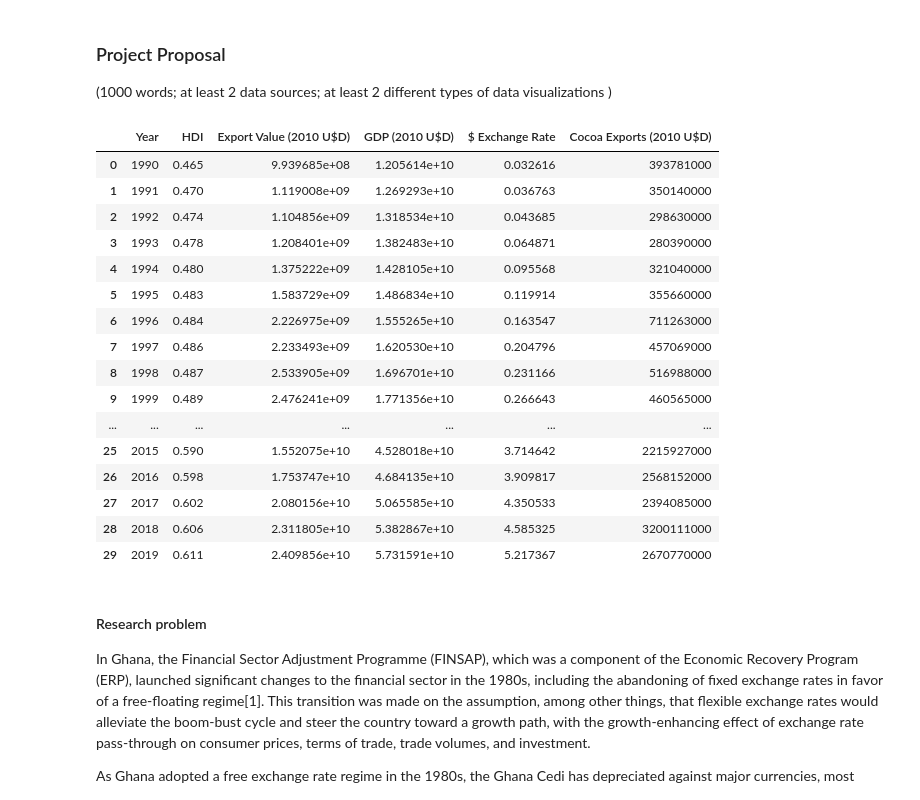
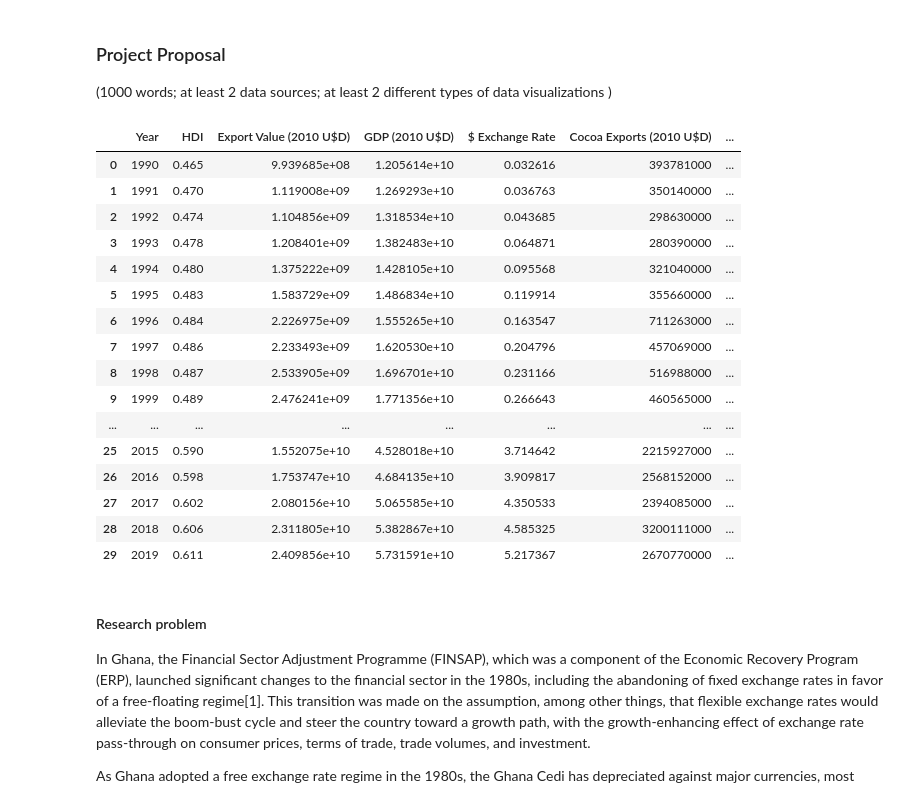
Before and after one commit to XorlademBarnorKodjo/Computational-Economics, a Jupyter notebook: Term Paper/Term Paper.ipynb, the cells around one changed output. Saved outputs shown, nothing was run; the diff lists cells and outputs as text; code cells hidden in the pictures.

```diff
--- a/Term Paper/Term Paper.ipynb
+++ b/Term Paper/Term Paper.ipynb
@@ -24,30 +28,30 @@ http://www.fao.org/faostat/en/#data/TCL
 # %%
 import pandas as pd
 import numpy as np
 import matplotlib.pyplot as plt
 import random
-
-data = pd.read_excel("Data.xlsx")
+import pingouin
+data = pd.read_excel("Term Paper Data.xlsx")
 data_df = pd.DataFrame(data)
 data_df
 # %% [output]
-|  | Year | HDI | Export Value (2010 U$D) | GDP (2010 U$D) | $ Exchange Rate | Cocoa Exports (2010 U$D) |
-| 0 | 1990 | 0.465 | 9.939685e+08 | 1.205614e+10 | 0.032616 | 393781000 |
-| 1 | 1991 | 0.470 | 1.119008e+09 | 1.269293e+10 | 0.036763 | 350140000 |
-| 2 | 1992 | 0.474 | 1.104856e+09 | 1.318534e+10 | 0.043685 | 298630000 |
-| 3 | 1993 | 0.478 | 1.208401e+09 | 1.382483e+10 | 0.064871 | 280390000 |
-| 4 | 1994 | 0.480 | 1.375222e+09 | 1.428105e+10 | 0.095568 | 321040000 |
-| 5 | 1995 | 0.483 | 1.583729e+09 | 1.486834e+10 | 0.119914 | 355660000 |
-| 6 | 1996 | 0.484 | 2.226975e+09 | 1.555265e+10 | 0.163547 | 711263000 |
-| 7 | 1997 | 0.486 | 2.233493e+09 | 1.620530e+10 | 0.204796 | 457069000 |
-| 8 | 1998 | 0.487 | 2.533905e+09 | 1.696701e+10 | 0.231166 | 516988000 |
-| 9 | 1999 | 0.489 | 2.476241e+09 | 1.771356e+10 | 0.266643 | 460565000 |
-| ... | ... | ... | ... | ... | ... | ... |
-| 25 | 2015 | 0.590 | 1.552075e+10 | 4.528018e+10 | 3.714642 | 2215927000 |
-| 26 | 2016 | 0.598 | 1.753747e+10 | 4.684135e+10 | 3.909817 | 2568152000 |
-| 27 | 2017 | 0.602 | 2.080156e+10 | 5.065585e+10 | 4.350533 | 2394085000 |
-| 28 | 2018 | 0.606 | 2.311805e+10 | 5.382867e+10 | 4.585325 | 3200111000 |
-| 29 | 2019 | 0.611 | 2.409856e+10 | 5.731591e+10 | 5.217367 | 2670770000 |
+|  | Year | HDI | Export Value (2010 U$D) | GDP (2010 U$D) | $ Exchange Rate | Cocoa Exports (2010 U$D) | ... |
+| 0 | 1990 | 0.465 | 9.939685e+08 | 1.205614e+10 | 0.032616 | 393781000 | ... |
+| 1 | 1991 | 0.470 | 1.119008e+09 | 1.269293e+10 | 0.036763 | 350140000 | ... |
+| 2 | 1992 | 0.474 | 1.104856e+09 | 1.318534e+10 | 0.043685 | 298630000 | ... |
+| 3 | 1993 | 0.478 | 1.208401e+09 | 1.382483e+10 | 0.064871 | 280390000 | ... |
+| 4 | 1994 | 0.480 | 1.375222e+09 | 1.428105e+10 | 0.095568 | 321040000 | ... |
+| 5 | 1995 | 0.483 | 1.583729e+09 | 1.486834e+10 | 0.119914 | 355660000 | ... |
+| 6 | 1996 | 0.484 | 2.226975e+09 | 1.555265e+10 | 0.163547 | 711263000 | ... |
+| 7 | 1997 | 0.486 | 2.233493e+09 | 1.620530e+10 | 0.204796 | 457069000 | ... |
+| 8 | 1998 | 0.487 | 2.533905e+09 | 1.696701e+10 | 0.231166 | 516988000 | ... |
+| 9 | 1999 | 0.489 | 2.476241e+09 | 1.771356e+10 | 0.266643 | 460565000 | ... |
+| ... | ... | ... | ... | ... | ... | ... | ... |
+| 25 | 2015 | 0.590 | 1.552075e+10 | 4.528018e+10 | 3.714642 | 2215927000 | ... |
+| 26 | 2016 | 0.598 | 1.753747e+10 | 4.684135e+10 | 3.909817 | 2568152000 | ... |
+| 27 | 2017 | 0.602 | 2.080156e+10 | 5.065585e+10 | 4.350533 | 2394085000 | ... |
+| 28 | 2018 | 0.606 | 2.311805e+10 | 5.382867e+10 | 4.585325 | 3200111000 | ... |
+| 29 | 2019 | 0.611 | 2.409856e+10 | 5.731591e+10 | 5.217367 | 2670770000 | ... |
 # %% [markdown]
 #### Research problem
 
```
Also changed, not shown: parts of 15 cells of this notebook, 9 other files.
